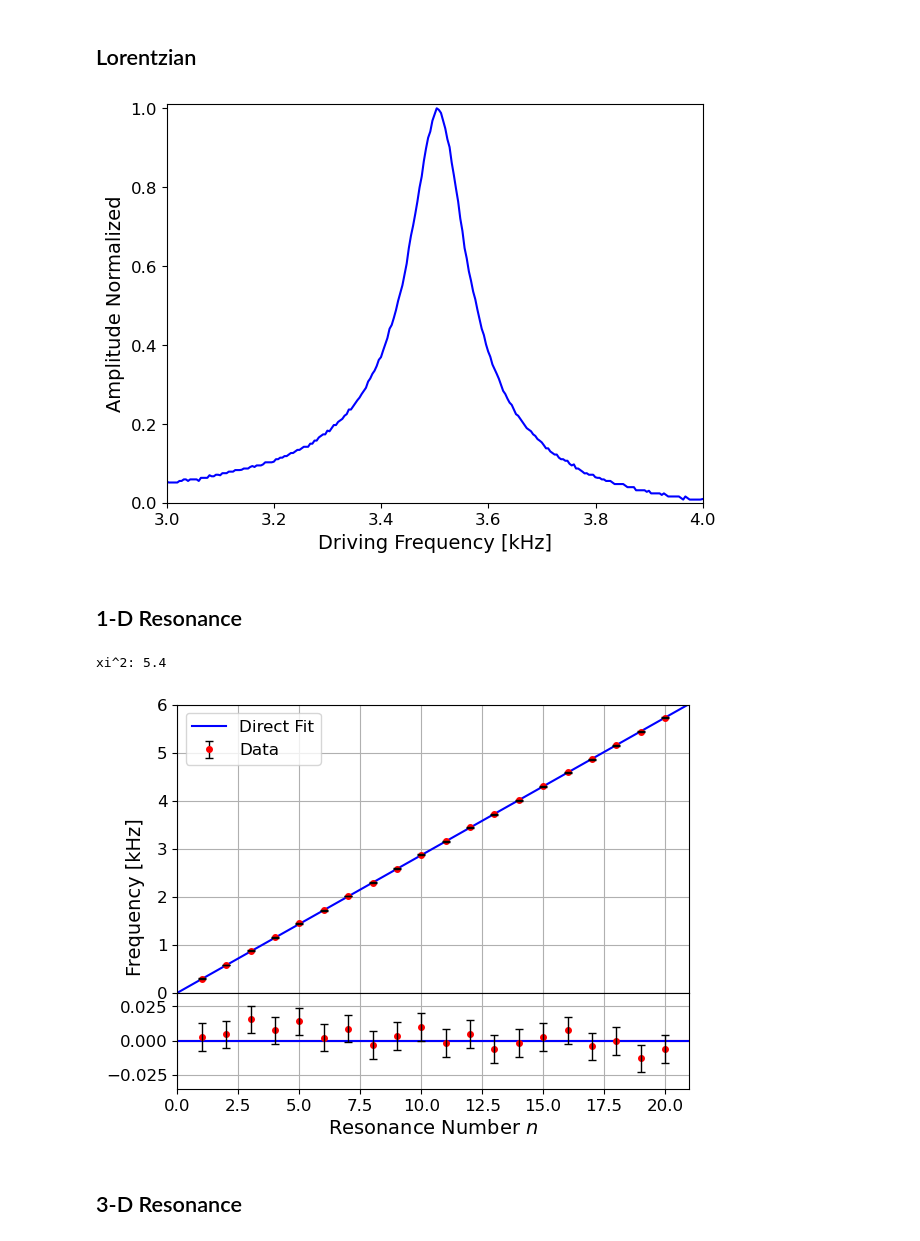
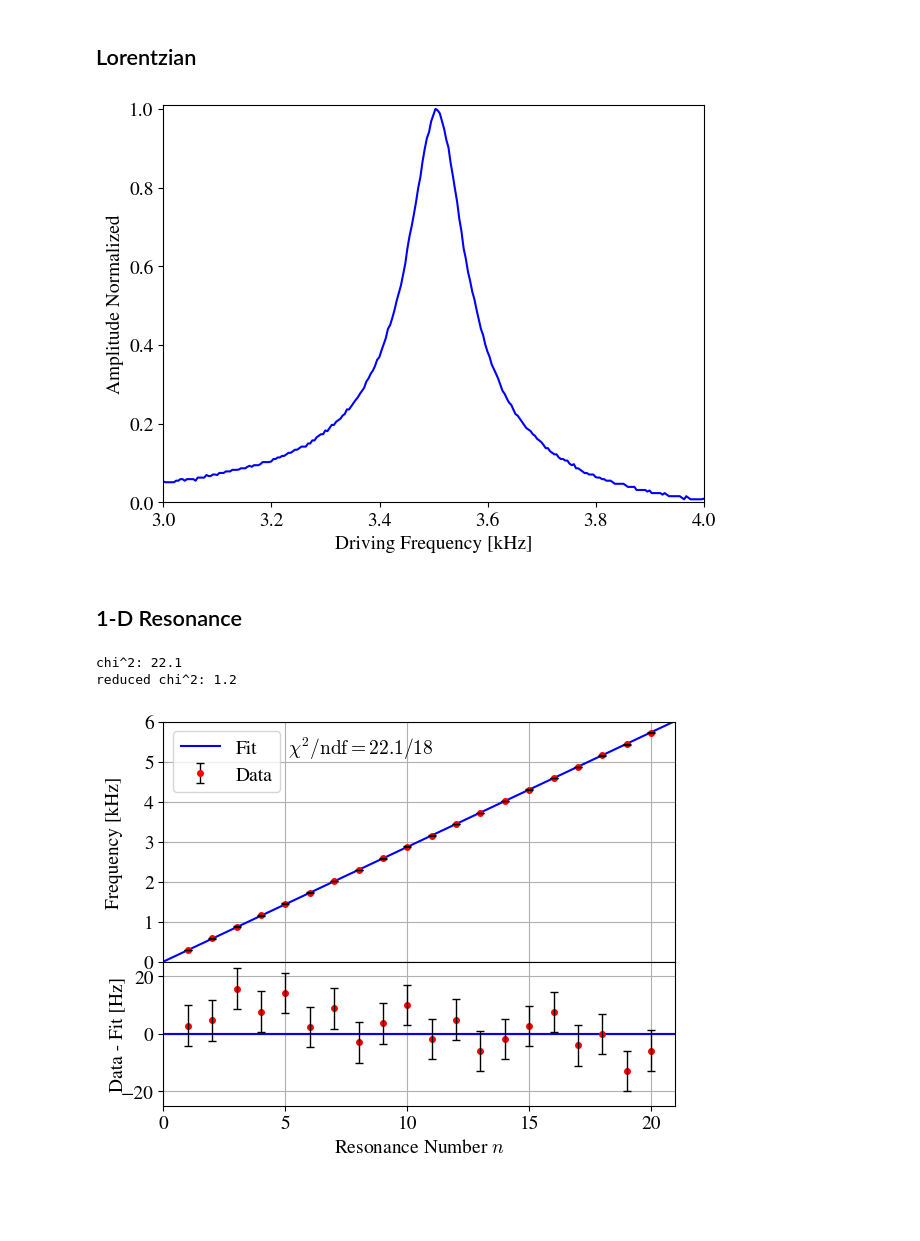
Before and after one commit to mikeweebs/PHSX616, a Jupyter notebook: Quantum_Analogues/quantum_analogues.ipynb, the cells around one changed output. Saved outputs shown, nothing was run; the diff lists cells and outputs as text; code cells hidden in the pictures; blank space fills up the shorter version.

```diff
--- a/Quantum_Analogues/quantum_analogues.ipynb
+++ b/Quantum_Analogues/quantum_analogues.ipynb
@@ -5,6 +5,10 @@ import numpy as np
 import matplotlib
 import matplotlib.pyplot as plt
 from csv import reader
+
+# Latex font
+matplotlib.rcParams['mathtext.fontset'] = 'cm'
+matplotlib.rcParams['font.family'] = 'STIXGeneral'
 # %% [markdown]
 ## Data loading and processing
 # %%
@@ -90,6 +60,8 @@ resfreq = data[:,1].astype('float')
 # %% [markdown]
 ## Lorentzian
 # %%
+# Attempt to fit Lorentzian structure
+'''
 def lorentz(f):
     # f: frequency
     # w: FWHM
@@ -101,7 +73,7 @@ def lorentz(f):
     x = (f-p0)/(0.5*w)
     return 1/(1+x**2)
 
-fit = lorentz(lorentx)
+fit = lorentz(lorentx)'''
 
 fig = plt.figure()
 plt.plot(lorentx,lorenty,'b')
@@ -109,56 +81,61 @@ plt.xlabel('Driving Frequency [kHz]',fontsize=14)
 plt.ylabel('Amplitude Normalized',fontsize=14)
 plt.xlim(3,4)
 plt.ylim(0,1.01)
-plt.tick_params(labelsize=12)
+plt.tick_params(labelsize=14)
 #plt.plot(lorentx,fit)
 plt.tight_layout()
 #plt.savefig('Lorentzianplot.pdf')
 # %% [output]
-[figure, old version]
+[figure, new version]
 # %% [markdown]
 ## 1-D Resonance
 # %%
 def soundfit(n):
     return 286.6*n
 
 testresnum = np.array([0,22])
 testresnumval = soundfit(testresnum) / 1000
 
 soundfitval = soundfit(resnum) / 1000
 
 residual = -1*soundfitval + resfreq/1000
 
 diff = residual*1000
 diff2 = diff**2
-chi2 = sum(diff2)*.5/100
+chi2 = sum(diff2)/49
+ndf = 18
+chi2_nu = chi2/ndf
 print(f'chi^2: {chi2:3.1f}')
+print(f'reduced chi^2: {chi2_nu:3.1f}')
 
-fig = plt.figure(1)
-frame1 = fig.add_axes((.1,.3,.8,.6))
+fig = plt.figure()
+frame1 = fig.add_axes((.1,.4,.8,.5))
 
-plt.plot(testresnum,testresnumval,'b',label='Direct Fit')
-plt.errorbar(resnum,resfreq/1000,yerr=.01,fmt='or',label='Data',barsabove=True,markersize=4,ecolor='black',zorder=3,elinewidth=1,capsize=3)
+plt.plot(testresnum,testresnumval,'b',label='Fit')
+plt.errorbar(resnum,resfreq/1000,yerr=.007,fmt='or',label='Data',barsabove=True,markersize=4,ecolor='black',zorder=3,elinewidth=1,capsize=3)
 plt.xlim(0,21)
 plt.ylim(0,6)
 frame1.set_xticklabels([])
 plt.grid()
-plt.legend(fontsize=12)
-plt.tick_params(labelsize=12)
+plt.legend(fontsize=14)
+plt.tick_params(labelsize=14)
+plt.ylabel('Frequency [kHz]',fontsize=14,labelpad=15)
+plt.text(5.1,5.2,r'$\chi^2/\text{ndf}=22.1/18$',fontsize=14)
 
-frame2 = fig.add_axes((.1,.1,.8,.2))
+frame2 = fig.add_axes((.1,.1,.8,.3))
 plt.hlines(0,0,21,'r')
-plt.errorbar(resnum,residual,yerr=.01,fmt='or',label='Data',barsabove=True,markersize=4,ecolor='black',zorder=3,elinewidth=1,capsize=3)
+plt.errorbar(resnum,residual*1000,yerr=7,fmt='or',label='Data',barsabove=True,markersize=4,ecolor='black',zorder=3,elinewidth=1,capsize=3)
 plt.grid()
 plt.xlim(0,21)
-plt.ylim(-.035,.035)
-fig.supylabel('Frequency [kHz]',fontsize=14)
+plt.ylim(-25,25)
+#fig.supylabel('Frequency [kHz]',fontsize=14)
 plt.xlabel(r'Resonance Number $n$',fontsize=14)
 plt.hlines(0,0,21,'b')
-plt.tick_params(labelsize=12)
+plt.tick_params(labelsize=14)
+plt.ylabel('Data - Fit [Hz]',fontsize=14,labelpad=-4)
 
 #plt.savefig('1d_resonance.pdf')
 # %% [output]
-xi^2: 5.4
+chi^2: 22.1
+reduced chi^2: 1.2
-[figure, old version]
+[figure, new version]
-# %% [markdown]
-## 3-D Resonance
```
Also changed, not shown: parts of 4 cells of this notebook, 3 other files.
